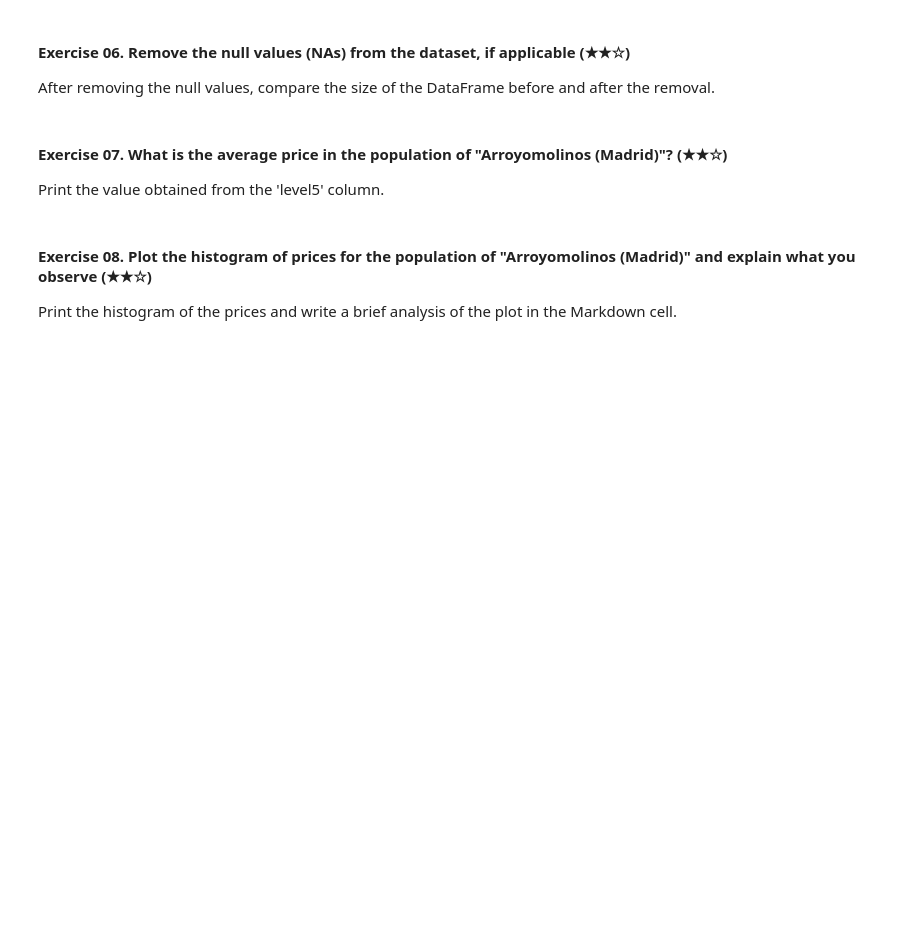
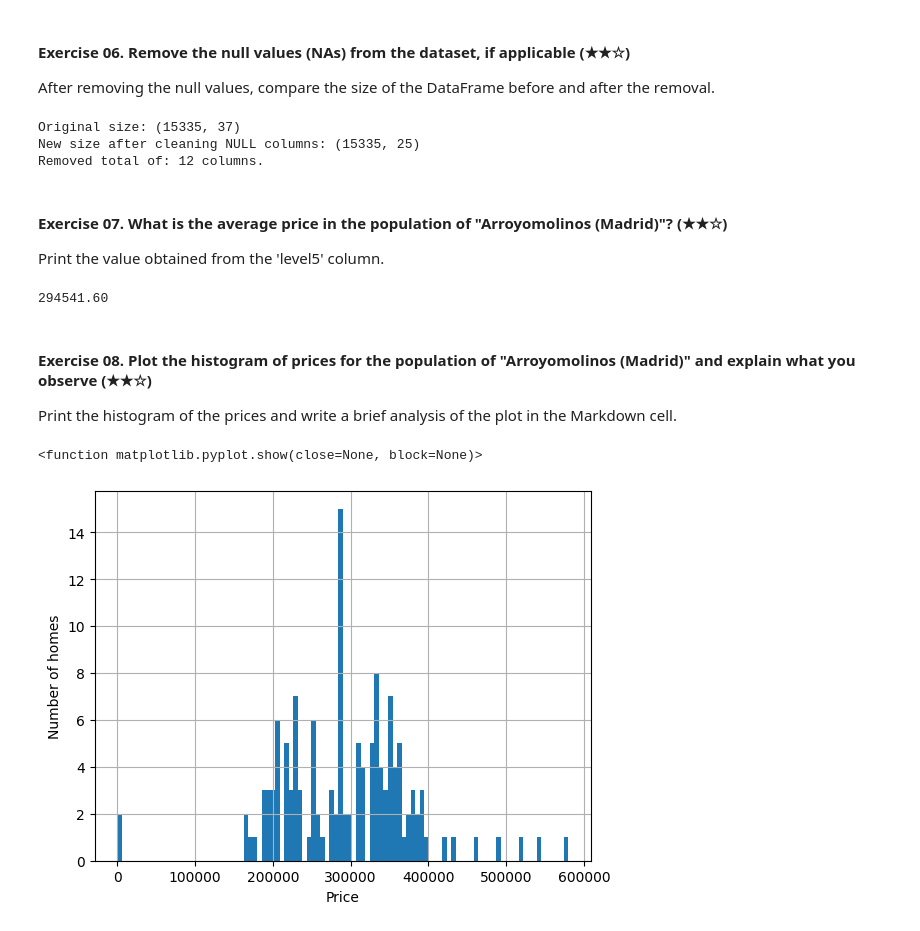
Before and after one commit to caparcom/data-clean-up-pandas-for-beginners-project, a Jupyter notebook: project.ipynb, the cells around one changed output. Cells and saved outputs as stored; diff of their text form; code cells hidden in the pictures; blank space fills up the shorter version.

Commit message:
Completed all except the final exercise. histogram created, currently working through the analysis of results.

```diff
--- a/project.ipynb
+++ b/project.ipynb
@@ -190,12 +199,30 @@ Index(['Unnamed: 0', 'id_realEstates', 'isNew', 'realEstate_name',
 After removing the null values, compare the size of the DataFrame before and after the removal.
 # %%
 # TODO
+
+ds_cleaned = ds.dropna(axis = 1)
+
+#print(ds)
+#print(ds_cleaned)
+
+print(f'Original size: {ds.shape}')
+print(f'New size after cleaning NULL columns: {ds_cleaned.shape}')
+print(f'Removed total of: {ds.shape[1] - ds_cleaned.shape[1]} columns.')
+# %% [output]
+Original size: (15335, 37)
+New size after cleaning NULL columns: (15335, 25)
+Removed total of: 12 columns.
 # %% [markdown]
 #### Exercise 07. What is the average price in the population of "Arroyomolinos (Madrid)"? (★★☆)
 
 Print the value obtained from the 'level5' column.
 # %%
 # TODO
+arroyomolinos_madrid = ds[ds.isin(['Arroyomolinos (Madrid)']).any(axis=1)]
+avg_price_arroyo_madrid = arroyomolinos_madrid['price'].mean()
+print(f'{avg_price_arroyo_madrid:.2f}')
+# %% [output]
+294541.60
 # %% [markdown]
 #### Exercise 08. Plot the histogram of prices for the population of "Arroyomolinos (Madrid)" and explain what you observe (★★☆)
 
@@ -203,4 +230,13 @@ Print the histogram of the prices and write a brief analysis of the plot in the
 # %%
 import matplotlib.pyplot as plt
 
 # Plot the histogram of prices
+arroyomolinos_madrid['price'].hist(bins=100)
+plt.xlabel('Price')
+plt.ylabel('Number of homes')
+plt.show
+
+# Continuing to work on analysis.
+# %% [output]
+<function matplotlib.pyplot.show(close=None, block=None)>
+[figure, added]
```
Also changed, not shown: parts of 1 cell of this notebook.
